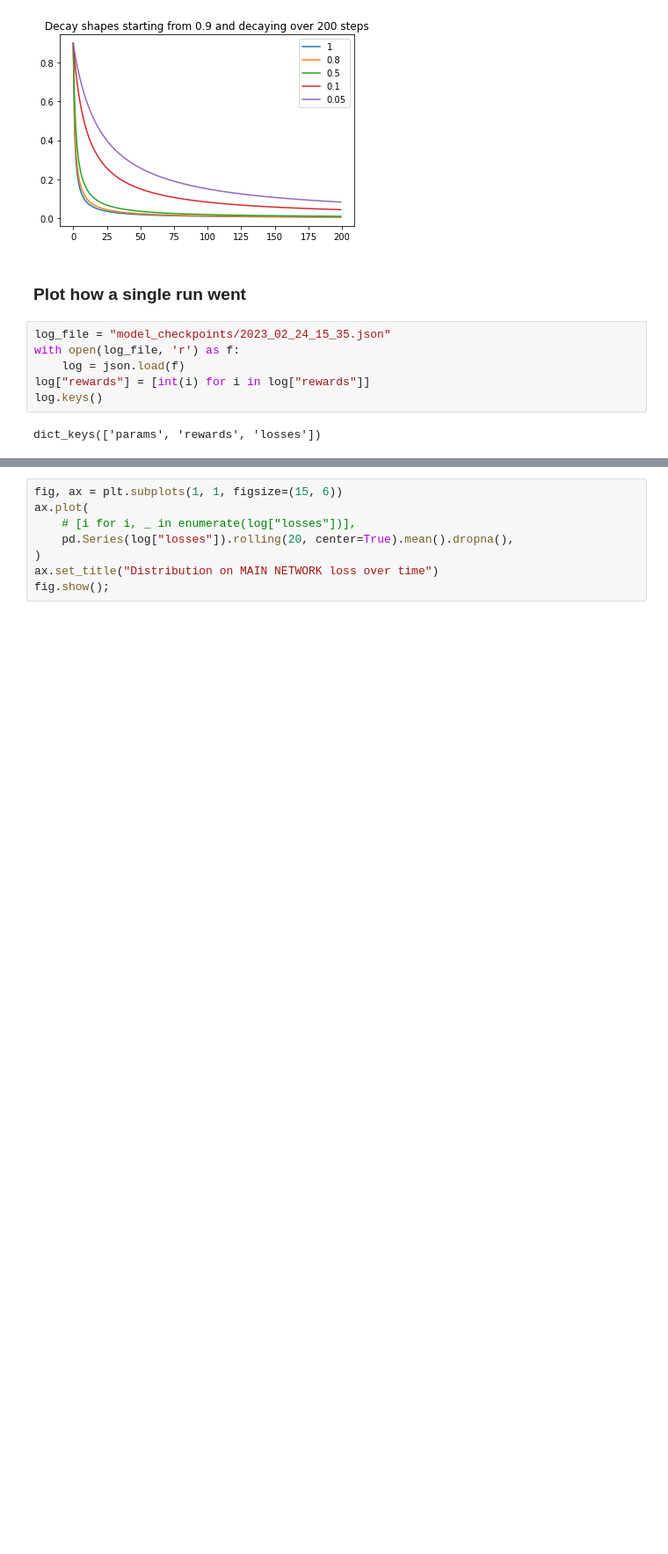
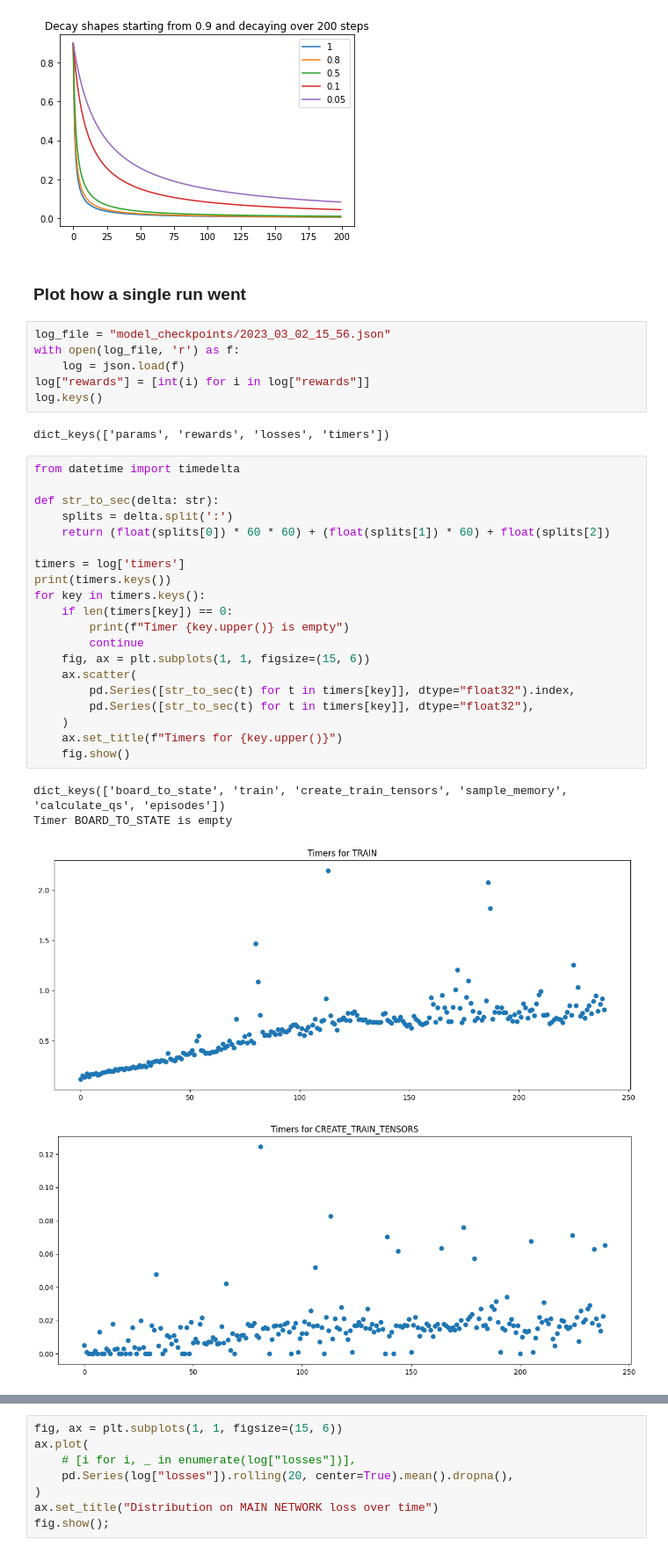
Before and after one commit to andreaalf97/reinforcement-learning, a Jupyter notebook: analytics.ipynb, the cells around one changed output, grey strips where cells are left out. Shown: that part at 88% size. Cells and saved outputs as stored; diff of their text form; blank space fills up the shorter version.

Commit message:
Added timers for different functions

```diff
--- a/analytics.ipynb
+++ b/analytics.ipynb
@@ -29,10 +29,35 @@ plt.show()
 # %% [markdown]
 ### Plot how a single run went
 # %%
-log_file = "model_checkpoints/2023_02_24_15_35.json"
+log_file = "model_checkpoints/2023_03_02_15_56.json"
 with open(log_file, 'r') as f:
     log = json.load(f)
 log["rewards"] = [int(i) for i in log["rewards"]]
 log.keys()
 # %% [output]
-dict_keys(['params', 'rewards', 'losses'])
+dict_keys(['params', 'rewards', 'losses', 'timers'])
+# %%
+from datetime import timedelta
+
+def str_to_sec(delta: str):
+    splits = delta.split(':')
+    return (float(splits[0]) * 60 * 60) + (float(splits[1]) * 60) + float(splits[2])
+
+timers = log['timers']
+print(timers.keys())
+for key in timers.keys():
+    if len(timers[key]) == 0:
+        print(f"Timer {key.upper()} is empty")
+        continue
+    fig, ax = plt.subplots(1, 1, figsize=(15, 6))
+    ax.scatter(
+        pd.Series([str_to_sec(t) for t in timers[key]], dtype="float32").index,
+        pd.Series([str_to_sec(t) for t in timers[key]], dtype="float32"),
+    )
+    ax.set_title(f"Timers for {key.upper()}")
+    fig.show()
+# %% [output]
+dict_keys(['board_to_state', 'train', 'create_train_tensors', 'sample_memory', 'calculate_qs', 'episodes'])
+Timer BOARD_TO_STATE is empty
+[figure, added]
+[figure, added]
```
Also changed, not shown: parts of 1 cell of this notebook, 1 other file.
